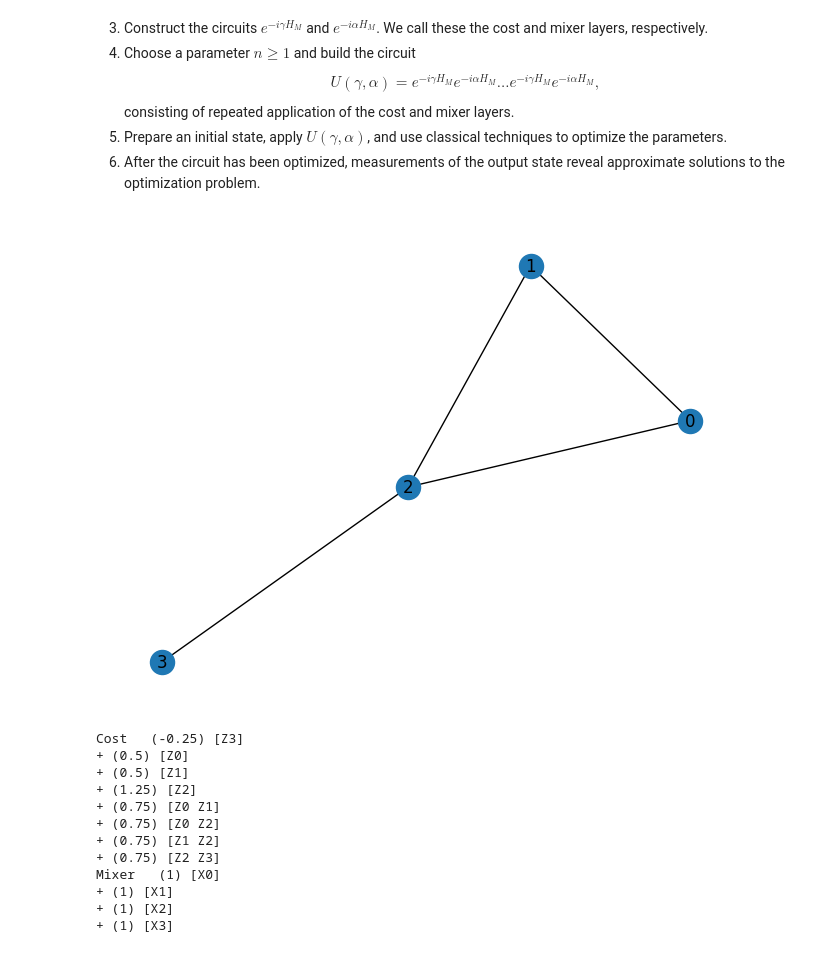
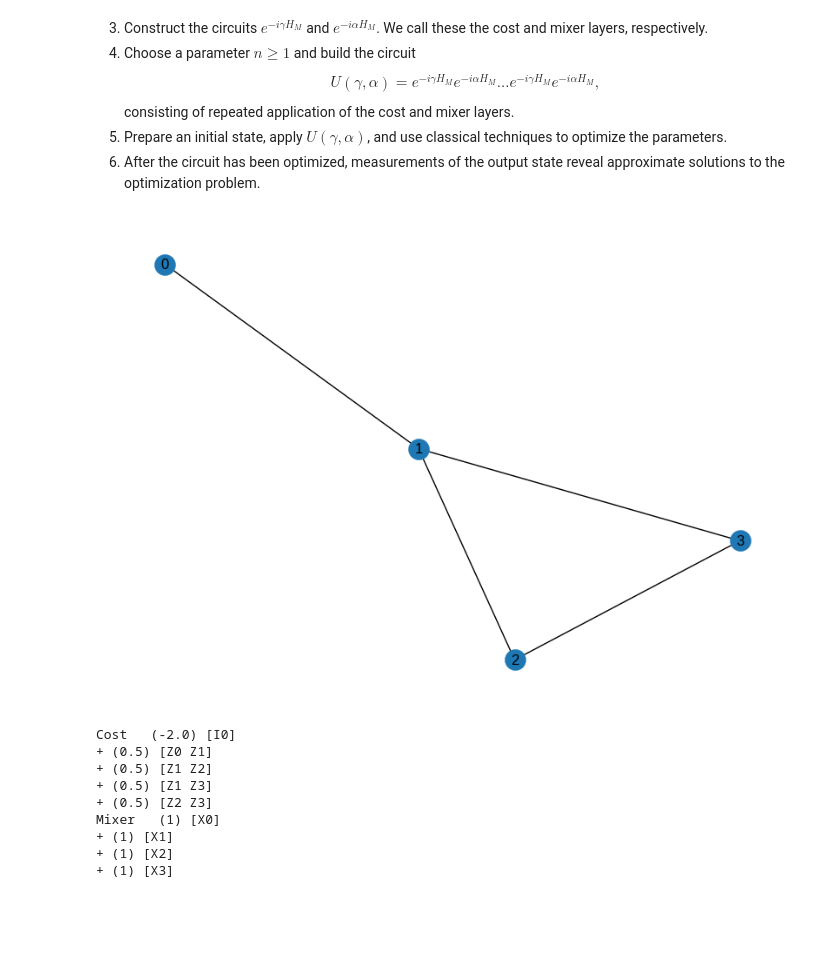
Before and after one commit to StrillX/Thesis, a Jupyter notebook: QAOA/Intro.ipynb, the cells around one changed output. Saved outputs shown, nothing was run; the diff lists cells and outputs as text; code cells hidden in the pictures; blank space fills up the shorter version.

Commit message:
Small changes to QAOA

```diff
--- a/QAOA/Intro.ipynb
+++ b/QAOA/Intro.ipynb
@@ -64,27 +13,24 @@ from pennylane import numpy as np
 from matplotlib import pyplot as plt
 import networkx as nx
 # %%
-edges = [(0, 1), (1, 2), (2,0), (2,3)]
+edges = [(0, 1), (1, 2), (1,3), (2,3)]
 graph = nx.Graph(edges)
 
 nx.draw(graph, with_labels=True)
 plt.show()
 # %% [output]
-[figure, old version]
+[figure, new version]
 # %%
-cost_h, mixer_h = qaoa.min_vertex_cover(graph, constrained=False)
+cost_h, mixer_h = qaoa.maxcut(graph)
 
 print("Cost", cost_h)
 print("Mixer", mixer_h)
 # %% [output]
-Cost   (-0.25) [Z3]
-+ (0.5) [Z0]
-+ (0.5) [Z1]
-+ (1.25) [Z2]
-+ (0.75) [Z0 Z1]
-+ (0.75) [Z0 Z2]
-+ (0.75) [Z1 Z2]
-+ (0.75) [Z2 Z3]
+Cost   (-2.0) [I0]
++ (0.5) [Z0 Z1]
++ (0.5) [Z1 Z2]
++ (0.5) [Z1 Z3]
++ (0.5) [Z2 Z3]
 Mixer   (1) [X0]
 + (1) [X1]
 + (1) [X2]
```
Also changed, not shown: parts of 15 cells of this notebook.
